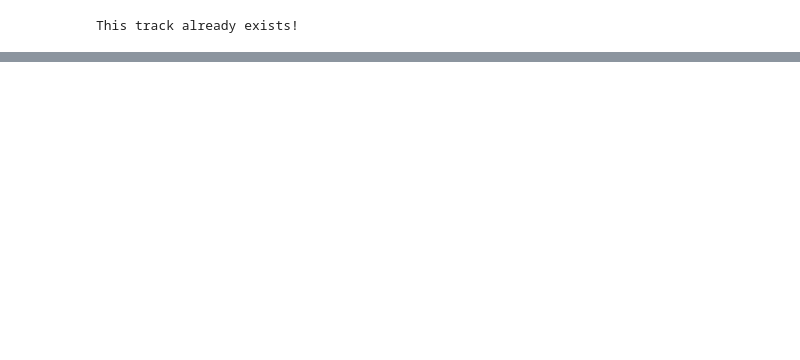
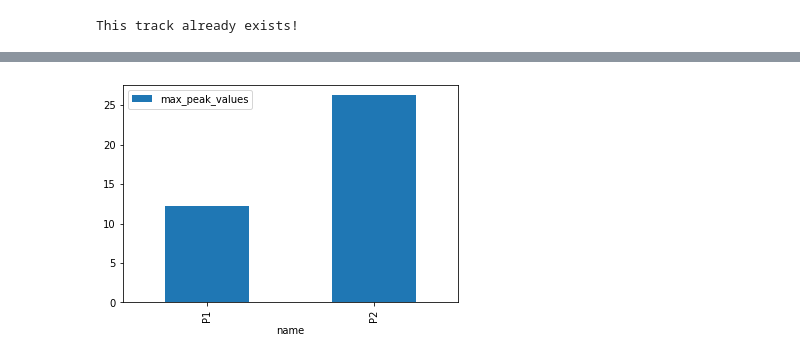
Before and after one commit to MLKaufman/py-enhancer-scanner, a Jupyter notebook: ExampleEnhancerScanNotebook.ipynb, the cells around one changed output, grey strips where cells are left out. Saved outputs shown, nothing was run; the diff lists cells and outputs as text; code cells hidden in the pictures; blank space fills up the shorter version.

```diff
--- a/ExampleEnhancerScanNotebook.ipynb
+++ b/ExampleEnhancerScanNotebook.ipynb
@@ -59,0 +63,4 @@ scanner.plot_detected_size()
+# %%
+scanner.plot_detected_max_peak_values()
+# %% [output]
+[figure, added]
```
Also changed, not shown: parts of 10 cells of this notebook.
